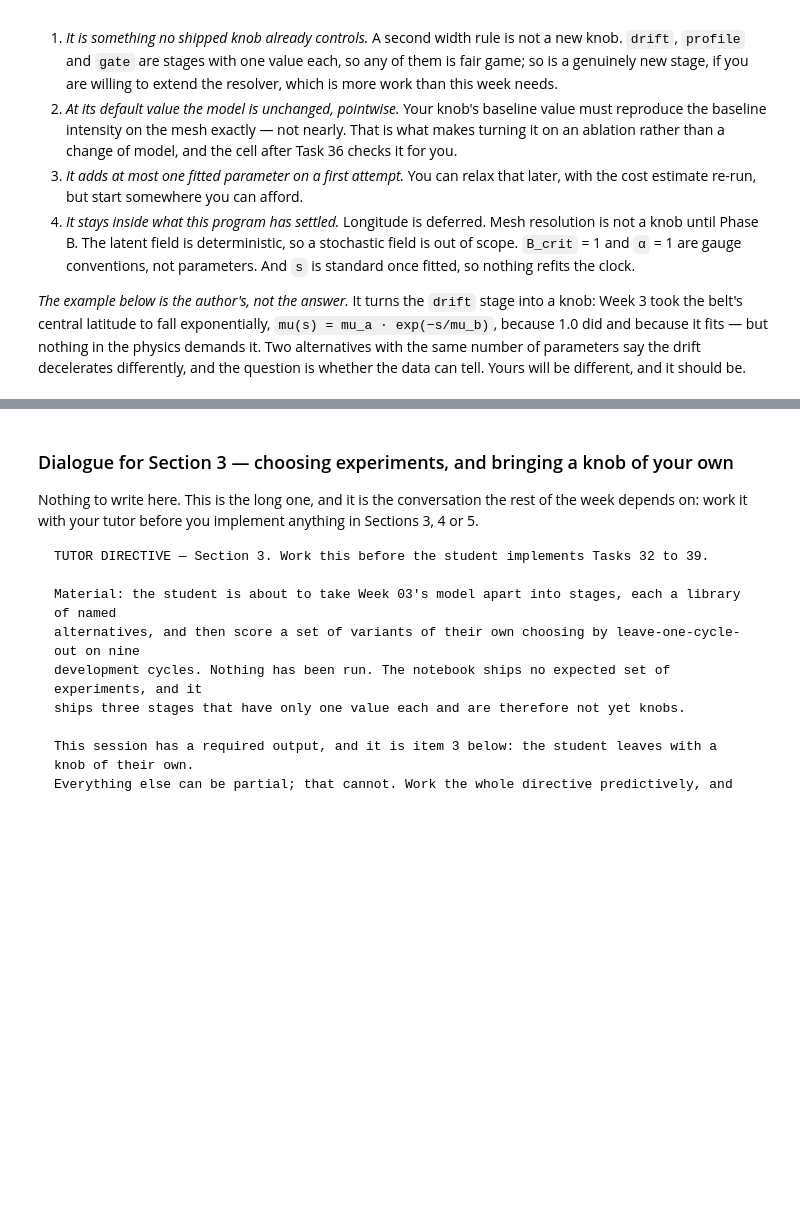
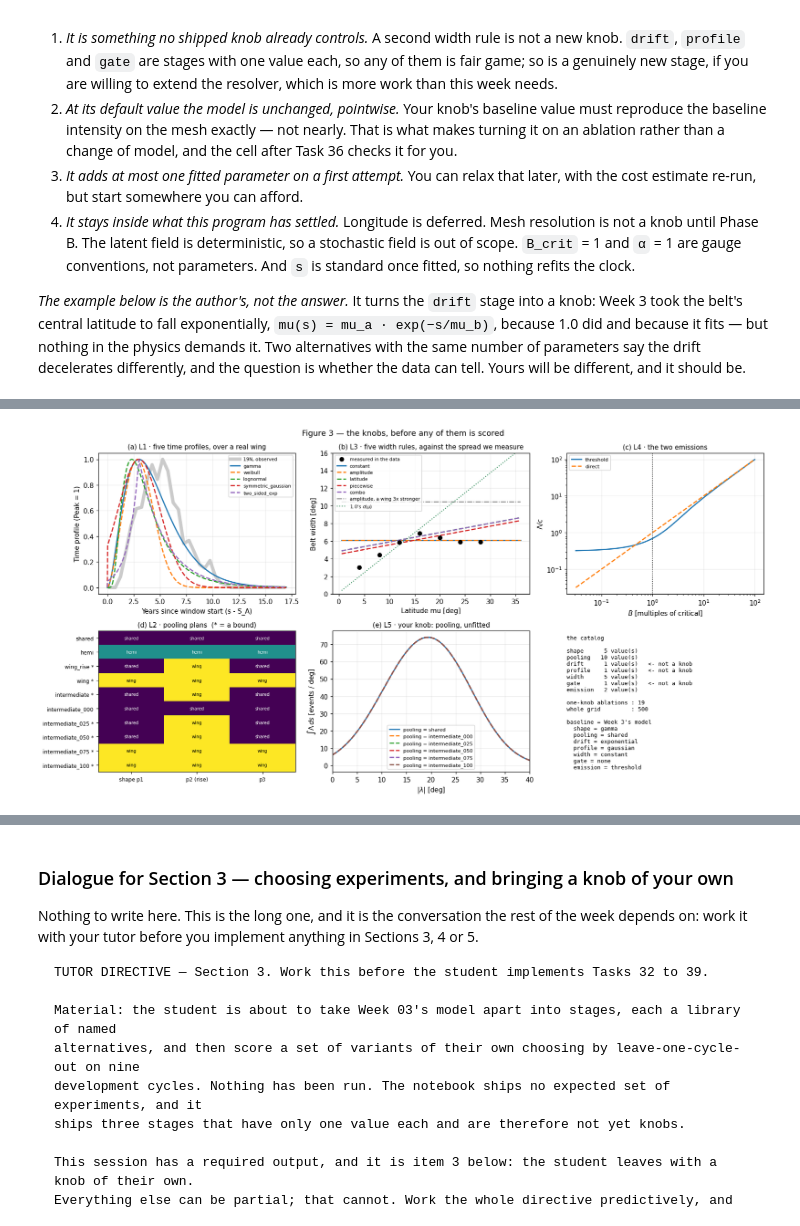
Before and after one commit to ech0228/butterflai2, a Jupyter notebook: submissions/weeks/week_04/04_scoreboard1.ipynb, the cells around one changed output, grey strips where cells are left out. Cells and saved outputs as stored; diff of their text form; code cells hidden in the pictures; blank space fills up the shorter version.

```diff
--- a/submissions/weeks/week_04/04_scoreboard1.ipynb
+++ b/submissions/weeks/week_04/04_scoreboard1.ipynb
@@ -922,7 +924,7 @@ def draw_envelope(ax, event_s, width=0.5, **style):
 # %%
 # Given: what each plan does to the parameter count, for a two-parameter family and for a three.
 for plan, entry in POOLINGS.items():
-    for family in ("gamma", "two_sided"):
+    for family in ("gamma", "two_sided_exp"):
         n = len(SHAPES[family]["start"])
         assignment = entry["assign"](n, SHAPES[family]["rise"])
         print(f"   {plan:11s} {family:10s} {assignment}"
@@ -1649,52 +1752,55 @@ ax.legend(fontsize=7.5)
 ax = axes[1, 0]
 plan_names = list(POOLINGS)
 grid = np.zeros((len(plan_names), 3))
-code = {"shared": 0.0, "hemi": 1.0, "wing": 2.0}
+code = {"shared": 0.0, "hemi": 1.0, "wing": 2.0, "intermediate": 1.5}
 for row, plan in enumerate(plan_names):
     assignment = POOLINGS[plan]["assign"](3, 1)
     for column, how in enumerate(assignment):
-        grid[row, column] = code[how]
+        grid[row, column] = code.get(how, 1.5)
 ax.imshow(grid, cmap="viridis", aspect="auto", vmin=0, vmax=2)
-for row in range(len(plan_names)):
-    for column in range(3):
-        ax.text(column, row, ["shared", "hemi", "wing"][int(grid[row, column])],
-                ha="center", va="center", fontsize=7.5,
+for row, plan in enumerate(plan_names):
+    assignment = POOLINGS[plan]["assign"](3, 1)
+    for column, how in enumerate(assignment):
+        ax.text(column, row, how,
+                ha="center", va="center", fontsize=6.5,
                 color="w" if grid[row, column] < 1.5 else "k")
 ax.set_xticks(range(3))
 ax.set_xticklabels(["shape p1", "p2 (rise)", "p3"], fontsize=8)
 ax.set_yticks(range(len(plan_names)))
 ax.set_yticklabels([f"{p}{' *' if is_conditional(POOLINGS[p]['assign'](3, 1)) else ''}"
                     for p in plan_names], fontsize=8)
-ax.set_title("(d) L2 · four pooling plans  (* = a bound)", fontsize=10)
+ax.set_title("(d) L2 · pooling plans  (* = a bound)", fontsize=10)
 ax.grid(False)
 
 ax = axes[1, 1]
 for value in (MY_KNOB["default"],) + tuple(MY_KNOB["values"]):
     spec = spec_of(**{MY_KNOB["stage"]: value})
     model = Model(spec)
     shared = model.unpack(model.start_q(), BASE_FIT["shared"]["c"], BASE_FIT["a_ref"])
     surface = model.intensity("19N", BASE_FIT["amplitudes"]["19N"], shared,
                               model.start_wing())(LAM_2D[:, None], S_2D[None, :])
     ax.plot(LAM_2D, trapezoid(surface, S_2D, axis=1), lw=1.8,
             ls="-" if value == MY_KNOB["default"] else "--", label=f"{MY_KNOB['stage']} = {value}")
 ax.set_xlim(0, 40)
 ax.set_xlabel(r"$|\lambda|$ [deg]")
 ax.set_ylabel(r"$\int \Lambda \, ds$ [events / deg]")
 ax.set_title(f"(e) L5 · your knob: {MY_KNOB['stage']}, unfitted", fontsize=10)
 ax.legend(fontsize=7.5)
 
 ax = axes[1, 2]
 ax.axis("off")
 summary = [f"{stage:9s} {len(values):2d} value(s)" + ("" if len(values) > 1 else "   <- not a knob")
            for stage, values in KNOB_REGISTRY.items()]
 ax.text(0.0, 0.97, "the catalog\n\n" + "\n".join(summary)
         + f"\n\none-knob ablations : {len(one_knob_menu())}"
         + f"\nwhole grid         : {grid_size()}"
         + f"\n\nbaseline = Week 3's model\n  " + "\n  ".join(f"{k} = {v}" for k, v in BASELINE_SPEC.items()),
         transform=ax.transAxes, va="top", ha="left", family="monospace", fontsize=8.5)
 fig.suptitle("Figure 3 — the knobs, before any of them is scored")
 plt.tight_layout()
 plt.show()
+# %% [output]
+[figure, added]
 # %%
 # Given: Figure 4 — the thing itself. Every number in this notebook is a statement about this surface, and
 # it is the one picture the week would be poorer without: the intensity the model puts over latitude and
```
Also changed, not shown: parts of 45 cells of this notebook.
